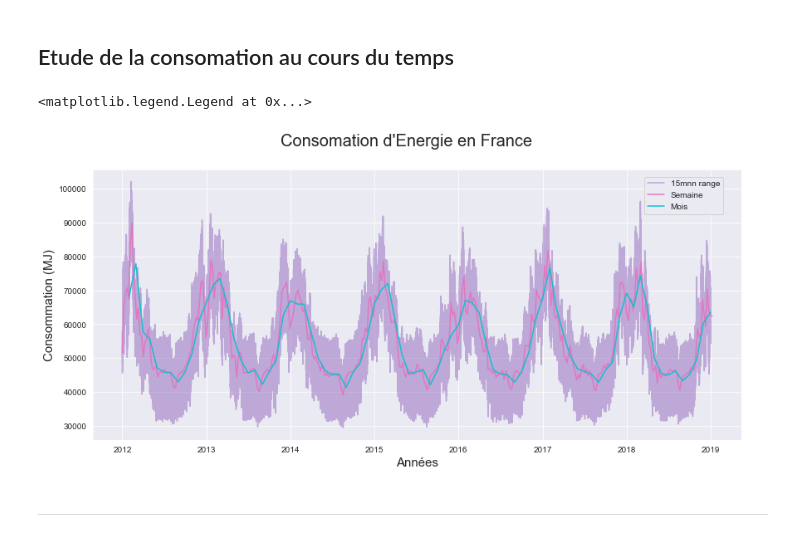
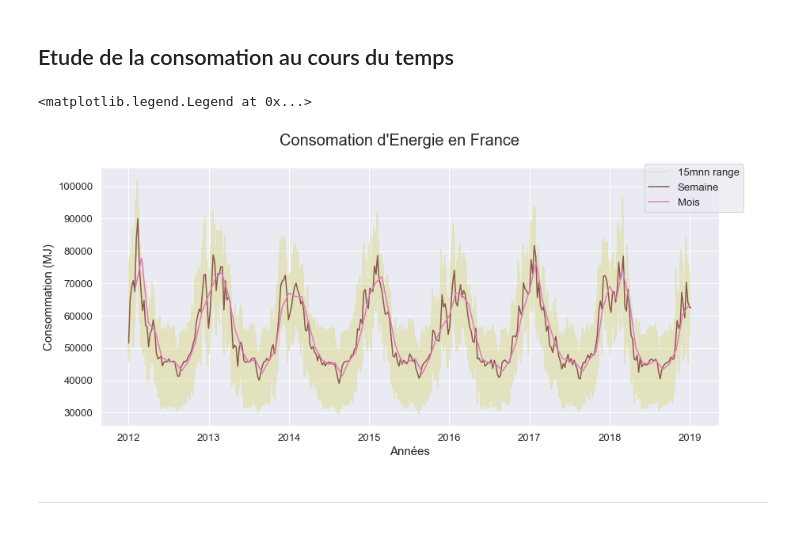
Before and after one commit to ManuLabricole/CDN-Statistique, a Jupyter notebook: Notebooks/Energy_Study.ipynb, the cells around one changed output. Drawn from its saved outputs; the diff is of its cells as text; code cells hidden in the pictures.

```diff
--- a/Notebooks/Energy_Study.ipynb
+++ b/Notebooks/Energy_Study.ipynb
@@ -310,7 +310,8 @@ memory usage: 231.1+ MB
 #### Plot style
 # %%
 colors = sns.color_palette('rocket', n_colors=12)
-colors=sns.color_palette("tab10", n_colors=12)
+colors = sns.color_palette("tab10", n_colors=12)
+colors = sns.color_palette("tab20_r", 16)
+sns.palplot(colors)
 sns.set_style("darkgrid")
-colors
 # %% [output]
@@ -349,32 +339,32 @@ After cleaning --> 122736 rows
 # %%
 fig = plt.figure(figsize=(14, 6))
 fig.suptitle("Consomation d'Energie en France", fontsize=20)
 sns.set_style("darkgrid")
 ax = fig.subplots()
 
 ax = sns.lineplot(
     x=df_n_E.index,
     y=df_n_E["Consommation"].values,
-    color=colors[4],
+    color=colors[1],
     alpha=.5
 )
 ax = sns.lineplot(
     x=df_n_E.resample("W").mean().index,
     y=df_n_E["Consommation"].resample("W").mean().values,
-    color=colors[6]
+    color=colors[7]
 )
 ax = sns.lineplot(
     x=df_n_E.resample("M").mean().index,
     y=df_n_E["Consommation"].resample("M").mean().values,
-    color=colors[9]
+    color=colors[5]
 )
 
 ax.set_xlabel("Années", loc="center", fontsize=15)
 ax.set_ylabel("Consommation (MJ)", loc="center", fontsize=15)#, c=colors[color1])
 fig.legend(["15mnn range", "Semaine", "Mois"],loc=(0.83, 0.75))
 # %% [output]
 <matplotlib.legend.Legend at 0x...>
-[figure, old version]
+[figure, new version]
 # %% [markdown]
 -----
 # %% [raw]
```
Also changed, not shown: parts of 66 cells of this notebook.
